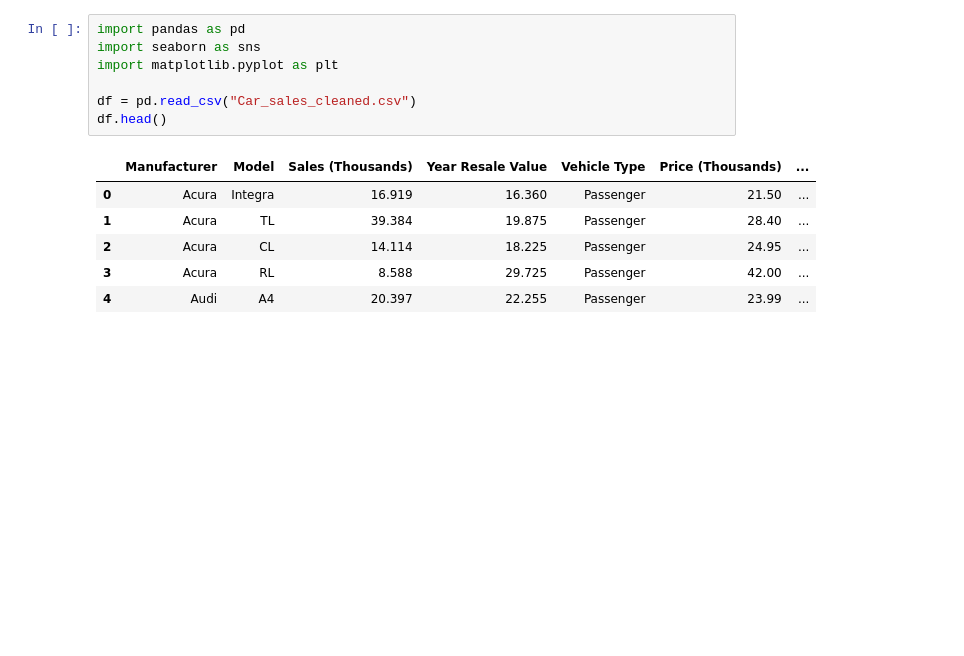
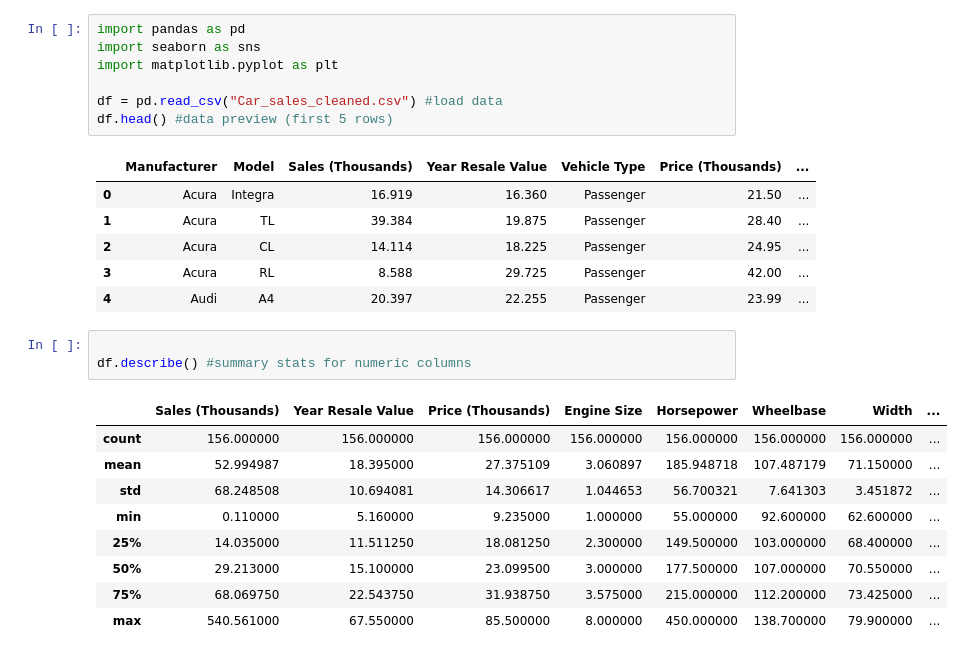
Before and after one commit to gutierrez14/car-data-analysis, a Jupyter notebook: car_analysis.ipynb, the cells around one changed output. Saved outputs shown, nothing was run; the diff lists cells and outputs as text; blank space fills up the shorter version.

```diff
--- a/car_analysis.ipynb
+++ b/car_analysis.ipynb
@@ -3,8 +3,8 @@ import pandas as pd
 import seaborn as sns
 import matplotlib.pyplot as plt
 
-df = pd.read_csv("Car_sales_cleaned.csv")
-df.head()
+df = pd.read_csv("Car_sales_cleaned.csv") #load data
+df.head() #data preview (first 5 rows)
 # %% [output]
 |  | Manufacturer | Model | Sales (Thousands) | Year Resale Value | Vehicle Type | Price (Thousands) | ... |
 | 0 | Acura | Integra | 16.919 | 16.360 | Passenger | 21.50 | ... |
@@ -12,3 +12,16 @@ df.head()
 | 2 | Acura | CL | 14.114 | 18.225 | Passenger | 24.95 | ... |
 | 3 | Acura | RL | 8.588 | 29.725 | Passenger | 42.00 | ... |
 | 4 | Audi | A4 | 20.397 | 22.255 | Passenger | 23.99 | ... |
+# %%
+
+df.describe() #summary stats for numeric columns
+# %% [output]
+|  | Sales (Thousands) | Year Resale Value | Price (Thousands) | Engine Size | Horsepower | Wheelbase | Width | ... |
+| count | 156.000000 | 156.000000 | 156.000000 | 156.000000 | 156.000000 | 156.000000 | 156.000000 | ... |
+| mean | 52.994987 | 18.395000 | 27.375109 | 3.060897 | 185.948718 | 107.487179 | 71.150000 | ... |
+| std | 68.248508 | 10.694081 | 14.306617 | 1.044653 | 56.700321 | 7.641303 | 3.451872 | ... |
+| min | 0.110000 | 5.160000 | 9.235000 | 1.000000 | 55.000000 | 92.600000 | 62.600000 | ... |
+| 25% | 14.035000 | 11.511250 | 18.081250 | 2.300000 | 149.500000 | 103.000000 | 68.400000 | ... |
+| 50% | 29.213000 | 15.100000 | 23.099500 | 3.000000 | 177.500000 | 107.000000 | 70.550000 | ... |
+| 75% | 68.069750 | 22.543750 | 31.938750 | 3.575000 | 215.000000 | 112.200000 | 73.425000 | ... |
+| max | 540.561000 | 67.550000 | 85.500000 | 8.000000 | 450.000000 | 138.700000 | 79.900000 | ... |
```
Also changed, not shown: parts of 7 cells of this notebook.
